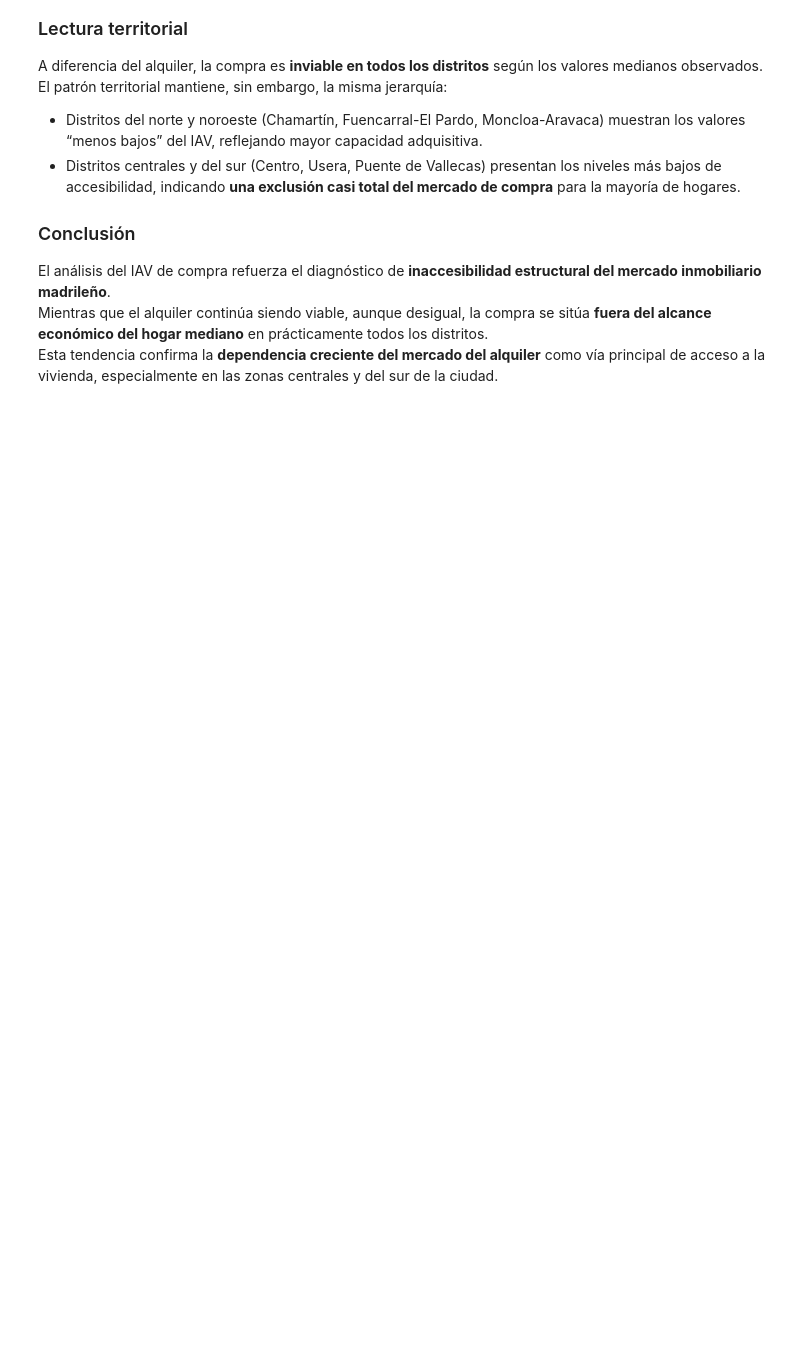
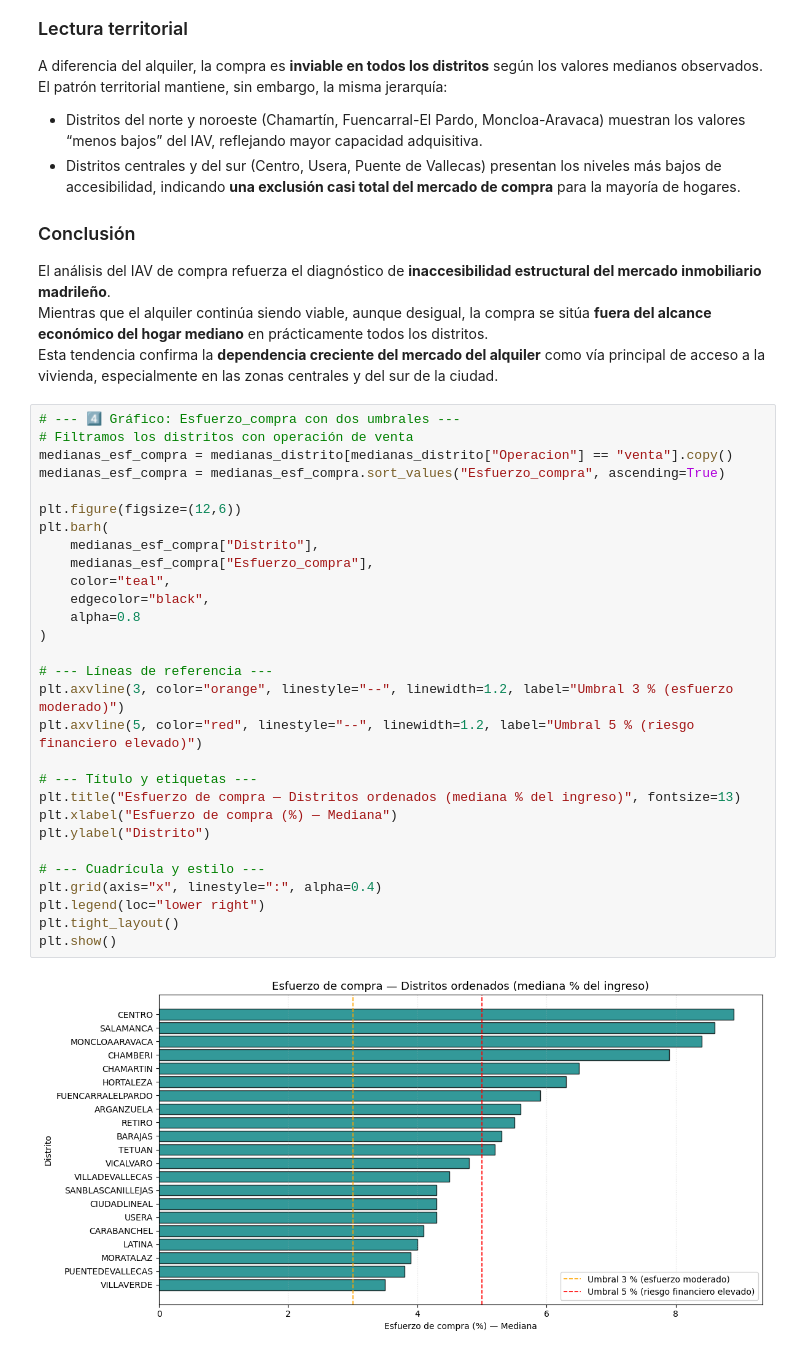
Before and after one commit to JorgeGM8/TFM_Data_Science, a Jupyter notebook: notebooks/Calculos_IAV.ipynb, the cells around one changed output. Drawn from its saved outputs; the diff is of its cells as text; blank space fills up the shorter version.

Commit message:
Análisis del gráfico - Esfuerzo_compra

```diff
--- a/notebooks/Calculos_IAV.ipynb
+++ b/notebooks/Calculos_IAV.ipynb
@@ -354,3 +354,34 @@ El patrón territorial mantiene, sin embargo, la misma jerarquía:
 El análisis del IAV de compra refuerza el diagnóstico de **inaccesibilidad estructural del mercado inmobiliario madrileño**.
 Mientras que el alquiler continúa siendo viable, aunque desigual, la compra se sitúa **fuera del alcance económico del hogar mediano** en prácticamente todos los distritos.
 Esta tendencia confirma la **dependencia creciente del mercado del alquiler** como vía principal de acceso a la vivienda, especialmente en las zonas centrales y del sur de la ciudad.
+# %%
+# --- 4️⃣ Gráfico: Esfuerzo_compra con dos umbrales ---
+# Filtramos los distritos con operación de venta
+medianas_esf_compra = medianas_distrito[medianas_distrito["Operacion"] == "venta"].copy()
+medianas_esf_compra = medianas_esf_compra.sort_values("Esfuerzo_compra", ascending=True)
+
+plt.figure(figsize=(12,6))
+plt.barh(
+    medianas_esf_compra["Distrito"],
+    medianas_esf_compra["Esfuerzo_compra"],
+    color="teal",
+    edgecolor="black",
+    alpha=0.8
+)
+
+# --- Líneas de referencia ---
+plt.axvline(3, color="orange", linestyle="--", linewidth=1.2, label="Umbral 3 % (esfuerzo moderado)")
+plt.axvline(5, color="red", linestyle="--", linewidth=1.2, label="Umbral 5 % (riesgo financiero elevado)")
+
+# --- Título y etiquetas ---
+plt.title("Esfuerzo de compra — Distritos ordenados (mediana % del ingreso)", fontsize=13)
+plt.xlabel("Esfuerzo de compra (%) — Mediana")
+plt.ylabel("Distrito")
+
+# --- Cuadrícula y estilo ---
+plt.grid(axis="x", linestyle=":", alpha=0.4)
+plt.legend(loc="lower right")
+plt.tight_layout()
+plt.show()
+# %% [output]
+[figure, added]
```
Also changed, not shown: parts of 1 cell of this notebook.
